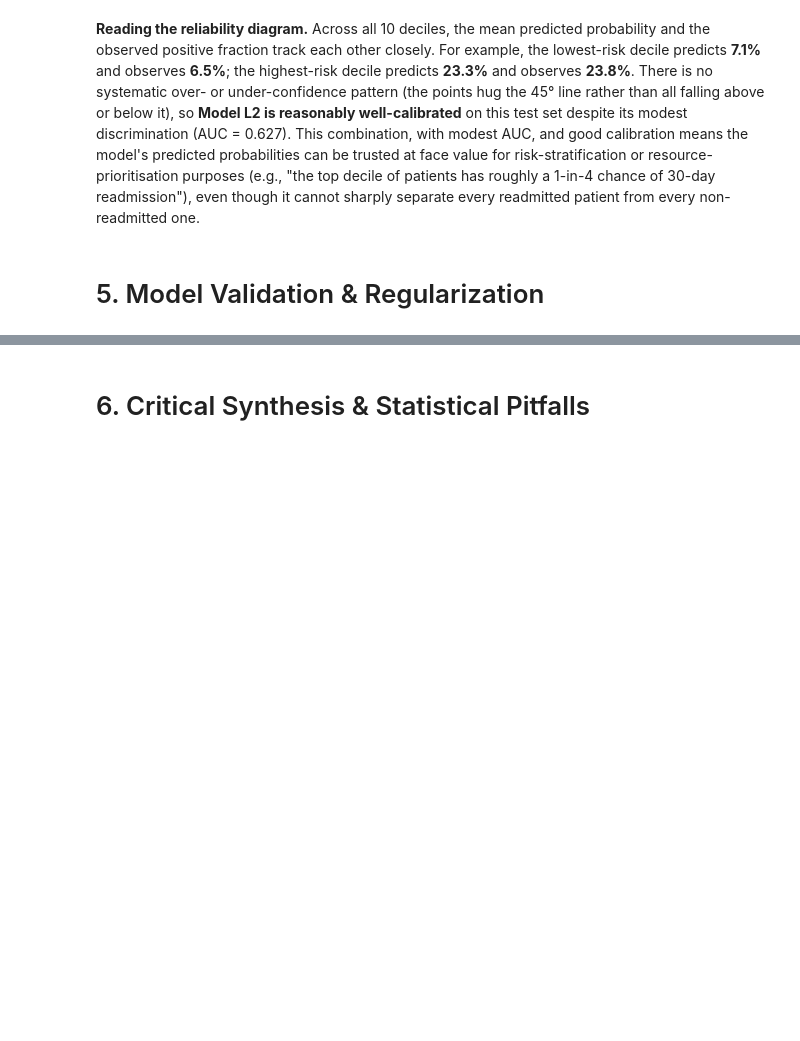
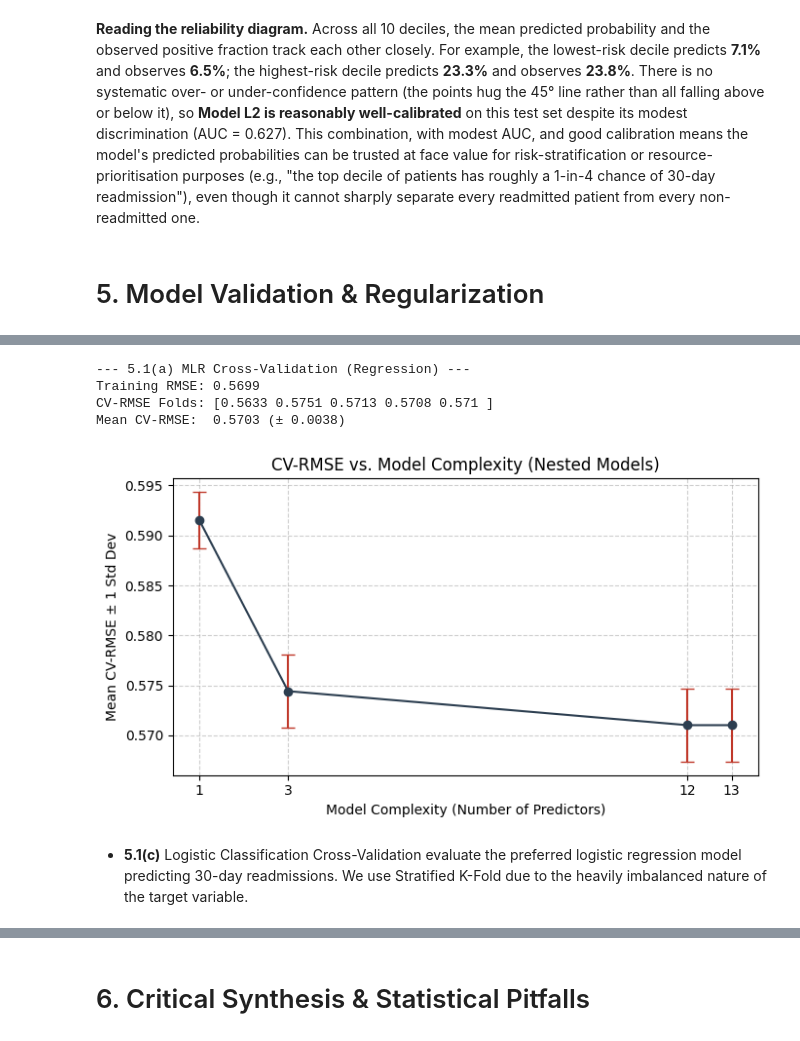
Before and after one commit to unluckytau/WQD7013-Final-Project, a Jupyter notebook: WQD7013_FINALPROJECT.ipynb, the cells around one changed output, grey strips where cells are left out. Cells and saved outputs as stored; diff of their text form; code cells hidden in the pictures; blank space fills up the shorter version.

Commit message:
Completed Part 5 - Xuan

```diff
--- a/WQD7013_FINALPROJECT.ipynb
+++ b/WQD7013_FINALPROJECT.ipynb
@@ -1549,0 +1554,65 @@ non-readmitted one.
+# %%
+import pandas as pd
+import numpy as np
+import matplotlib.pyplot as plt
+import seaborn as sns
+import patsy
+from sklearn.model_selection import cross_val_score, KFold, StratifiedKFold
+from sklearn.preprocessing import StandardScaler
+from sklearn.linear_model import LinearRegression, RidgeCV, LassoCV, Lasso, LogisticRegression
+from sklearn.metrics import mean_squared_error, f1_score, make_scorer
+import warnings
+warnings.filterwarnings('ignore')
+
+# ==========================================
+# 5.1(a) MLR Cross-Validation (Wegina's Model)
+# ==========================================
+print("--- 5.1(a) MLR Cross-Validation (Regression) ---")
+# Using Wegina's final MLR model (X_new) and target (sqrt_LOS)
+y_reg = df_part3["sqrt_LOS"]
+X_reg = X_new.drop(columns='const', errors='ignore')
+
+kf = KFold(n_splits=5, shuffle=True, random_state=42)
+mlr = LinearRegression()
+mlr.fit(X_reg, y_reg)
+
+# FIXED: Wrapped mean_squared_error in np.sqrt() instead of using squared=False
+train_rmse = np.sqrt(mean_squared_error(y_reg, mlr.predict(X_reg)))
+cv_rmse_scores = -cross_val_score(mlr, X_reg, y_reg, cv=kf, scoring='neg_root_mean_squared_error')
+
+print(f"Training RMSE: {train_rmse:.4f}")
+print(f"CV-RMSE Folds: {np.round(cv_rmse_scores, 4)}")
+print(f"Mean CV-RMSE:  {np.mean(cv_rmse_scores):.4f} (± {np.std(cv_rmse_scores):.4f})\n")
+
+# ==========================================
+# 5.1(b) Nested Models CV & Complexity Plot
+# ==========================================
+# Wegina's nested models from Part 3
+nested_X = [X1, X2, X3, X4]
+complexities = [len(x.drop(columns='const', errors='ignore').columns) for x in nested_X]
+cv_means, cv_stds = [], []
+
+for X_nest in nested_X:
+    X_nest_clean = X_nest.drop(columns='const', errors='ignore')
+    scores = -cross_val_score(LinearRegression(), X_nest_clean, y_reg, cv=kf, scoring='neg_root_mean_squared_error')
+    cv_means.append(np.mean(scores))
+    cv_stds.append(np.std(scores))
+
+plt.figure(figsize=(7, 4))
+plt.errorbar(complexities, cv_means, yerr=cv_stds, fmt='-o', color='#2c3e50', ecolor='#c0392b', capsize=5)
+plt.title("CV-RMSE vs. Model Complexity (Nested Models)")
+plt.xlabel("Model Complexity (Number of Predictors)")
+plt.ylabel("Mean CV-RMSE ± 1 Std Dev")
+plt.xticks(complexities, labels=complexities)
+plt.grid(True, linestyle='--', alpha=0.6)
+plt.tight_layout()
+plt.show()
+# %% [output]
+--- 5.1(a) MLR Cross-Validation (Regression) ---
+Training RMSE: 0.5699
+CV-RMSE Folds: [0.5633 0.5751 0.5713 0.5708 0.571 ]
+Mean CV-RMSE:  0.5703 (± 0.0038)
+[figure, added]
+# %% [markdown]
+* **5.1(c)** Logistic Classification Cross-Validation
+evaluate the preferred logistic regression model predicting 30-day readmissions. We use Stratified K-Fold due to the heavily imbalanced nature of the target variable.
```
Also changed, not shown: parts of 7 cells of this notebook.
